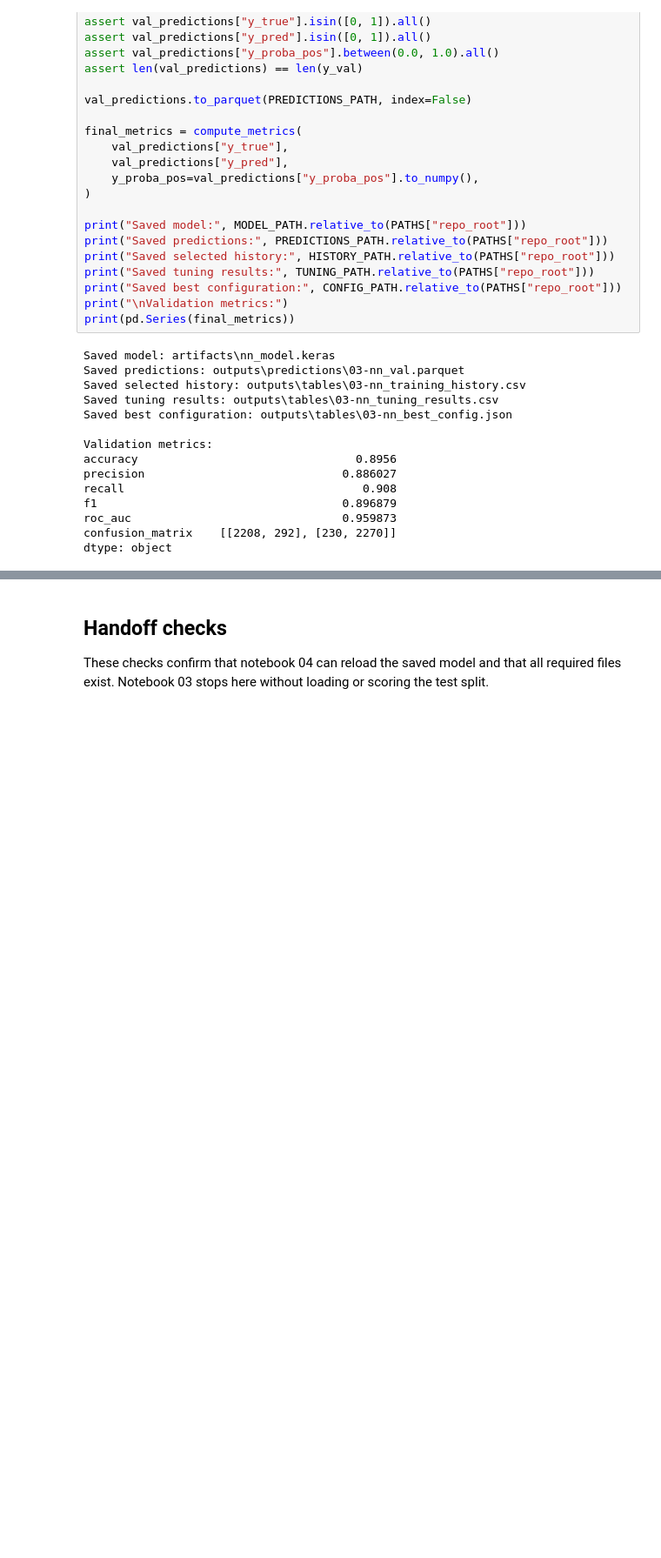
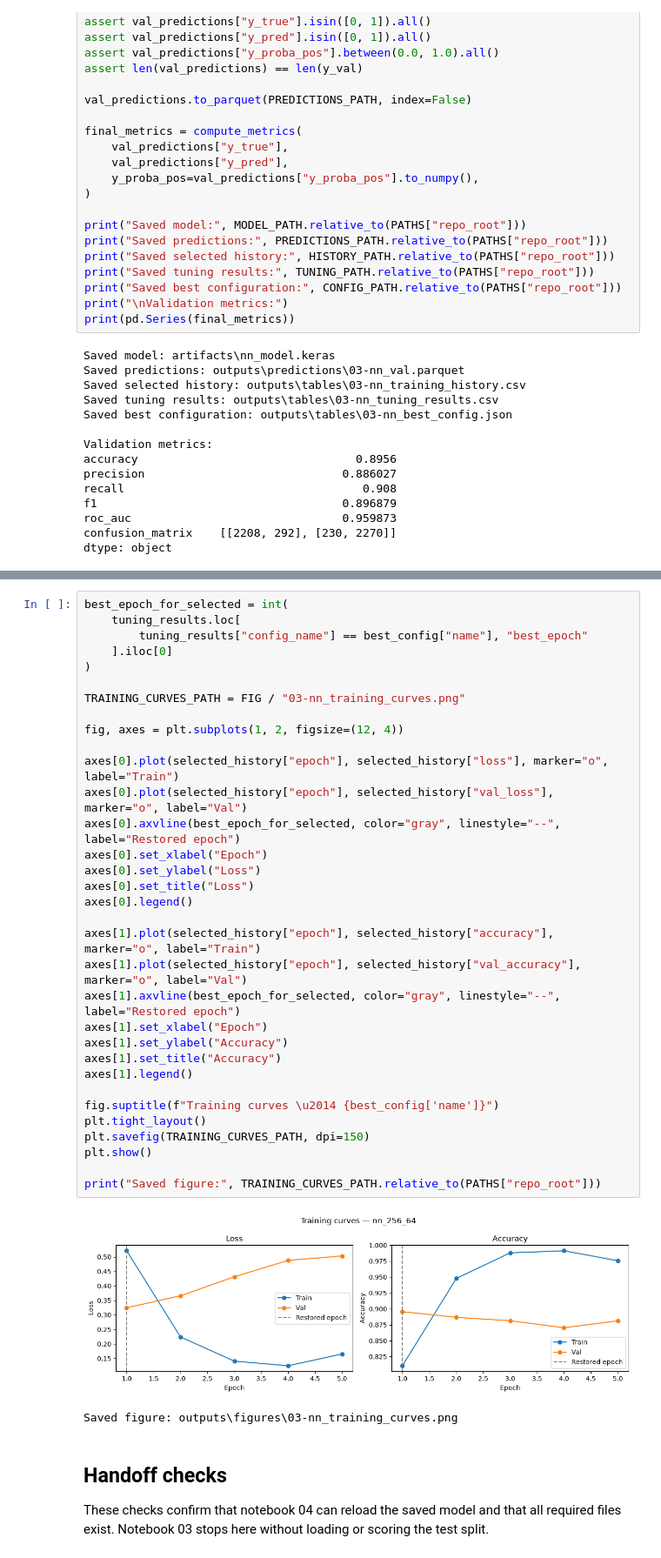
Before and after one commit to KeanaGindy/movie-review-sentiment, a Jupyter notebook: notebooks/03_neural_network.ipynb, the cells around one changed output, grey strips where cells are left out. Shown at 87% size. Cells and saved outputs as stored; diff of their text form; blank space fills up the shorter version.

```diff
--- a/notebooks/03_neural_network.ipynb
+++ b/notebooks/03_neural_network.ipynb
@@ -361,3 +365,39 @@ dtype: object
+# %%
+best_epoch_for_selected = int(
+    tuning_results.loc[
+        tuning_results["config_name"] == best_config["name"], "best_epoch"
+    ].iloc[0]
+)
+
+TRAINING_CURVES_PATH = FIG / "03-nn_training_curves.png"
+
+fig, axes = plt.subplots(1, 2, figsize=(12, 4))
+
+axes[0].plot(selected_history["epoch"], selected_history["loss"], marker="o", label="Train")
+axes[0].plot(selected_history["epoch"], selected_history["val_loss"], marker="o", label="Val")
+axes[0].axvline(best_epoch_for_selected, color="gray", linestyle="--", label="Restored epoch")
+axes[0].set_xlabel("Epoch")
+axes[0].set_ylabel("Loss")
+axes[0].set_title("Loss")
+axes[0].legend()
+
+axes[1].plot(selected_history["epoch"], selected_history["accuracy"], marker="o", label="Train")
+axes[1].plot(selected_history["epoch"], selected_history["val_accuracy"], marker="o", label="Val")
+axes[1].axvline(best_epoch_for_selected, color="gray", linestyle="--", label="Restored epoch")
+axes[1].set_xlabel("Epoch")
+axes[1].set_ylabel("Accuracy")
+axes[1].set_title("Accuracy")
+axes[1].legend()
+
+fig.suptitle(f"Training curves \u2014 {best_config['name']}")
+plt.tight_layout()
+plt.savefig(TRAINING_CURVES_PATH, dpi=150)
+plt.show()
+
+print("Saved figure:", TRAINING_CURVES_PATH.relative_to(PATHS["repo_root"]))
+# %% [output]
+[figure, added]
+Saved figure: outputs\figures\03-nn_training_curves.png
 # %% [markdown]
 ## Handoff checks
 
```
Also changed, not shown: parts of 2 cells of this notebook.
